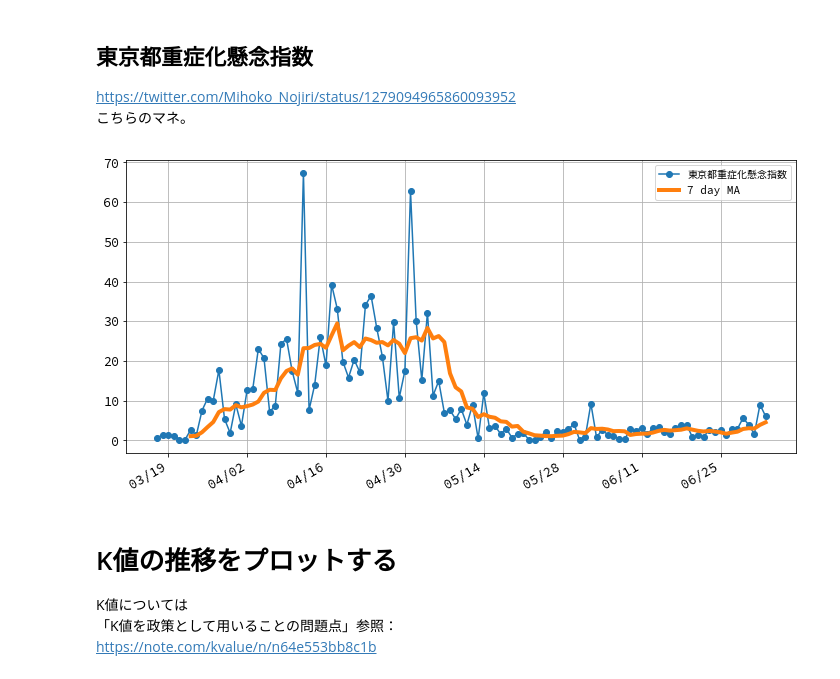
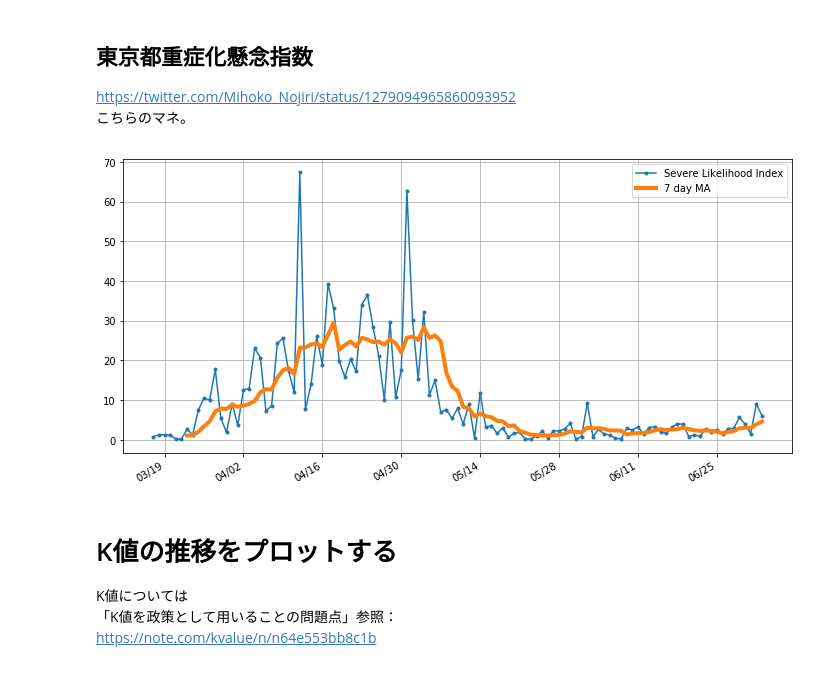
Before and after one commit to dgakane/covid19, a Jupyter notebook: nb/tokyo.ipynb, the cells around one changed output. Drawn from its saved outputs; the diff is of its cells as text; code cells hidden in the pictures.

Commit message:
Added a chart 'Quit using Japanese characters in legends.

```diff
--- a/nb/tokyo.ipynb
+++ b/nb/tokyo.ipynb
@@ -11,13 +11,6 @@ import numpy as np
 import matplotlib.pyplot as plt
 import pandas as pd
 
-from matplotlib import pyplot as plt, rcParams
-rcParams['font.sans-serif'] = 'Source Han Code JP'
-rcParams['font.weight'] = 'regular'
-rcParams['axes.titlesize'] = 15
-rcParams['ytick.labelsize'] = 12
-rcParams['xtick.labelsize'] = 12
-
 df = pd.read_csv('https://stopcovid19.metro.tokyo.lg.jp/data/130001_tokyo_covid19_patients.csv',
                  parse_dates=['公表_年月日'])
 
@@ -269,28 +258,28 @@ https://twitter.com/Mihoko_Nojiri/status/1279094965860093952
 # %%
 import matplotlib.dates as mdates
 severe_index = agg_count["20代"] * 0.02 + agg_count["30代"] * 0.02 + agg_count["40代"] * 0.02 + \
 agg_count["50代"] * 0.04 + agg_count["60代"] * 0.15 + agg_count["70代"] * 0.56 + \
 agg_count["80代"] + agg_count["90代"] + agg_count["100歳以上"]
 
 severe_index = severe_index["2020-03-17":]
 
 fig = plt.figure(figsize=(12.0, 6.0))
 ax = fig.add_subplot(111)
 
-ax.plot(severe_index, label="東京都重症化懸念指数", marker='o', linestyle="-")
+ax.plot(severe_index, label="Severe Likelihood Index", marker='.', linestyle="-")
 ax.plot(severe_index.rolling(7).mean(), label = "7 day MA", linewidth=4)
 
 days    = mdates.DayLocator(bymonthday=None, interval=14)
 daysFmt = mdates.DateFormatter('%m/%d')
 ax.xaxis.set_major_locator(days)
 ax.xaxis.set_major_formatter(daysFmt)
 fig.autofmt_xdate()
 ax.grid()
 plt.legend()
 
 plt.show()
 # %% [output]
-[figure, old version]
+[figure, new version]
 # %% [markdown]
 # K値の推移をプロットする
 
```
Also changed, not shown: parts of 7 cells of this notebook.
